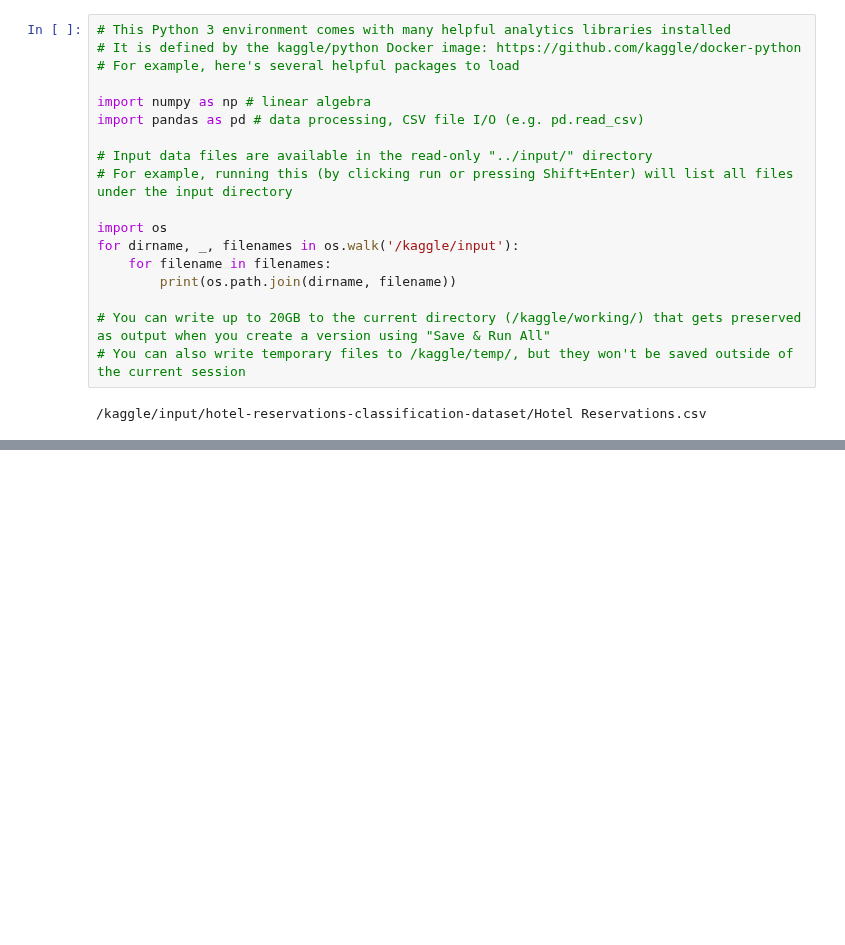
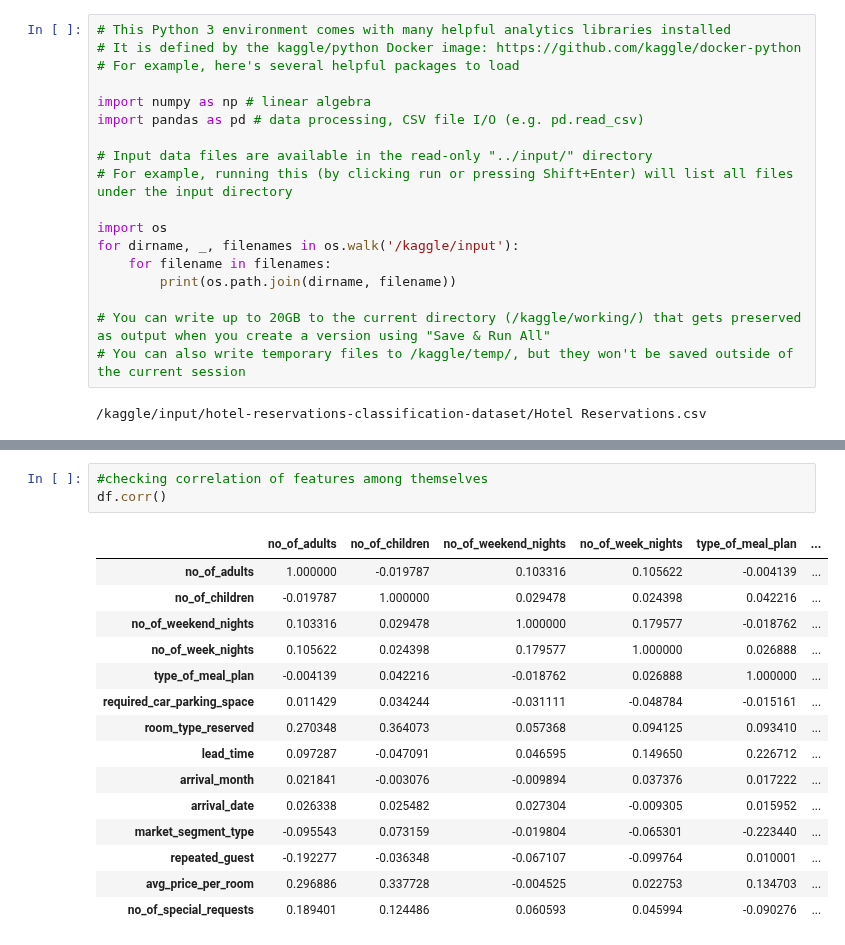
Before and after one commit to Harry262000/Kaggle--Notebooks, a Jupyter notebook: hotel-reservation-dataset.ipynb, the cells around one changed output, grey strips where cells are left out. Cells and saved outputs as stored; diff of their text form; blank space fills up the shorter version.

```diff
--- a/hotel-reservation-dataset.ipynb
+++ b/hotel-reservation-dataset.ipynb
@@ -20,0 +395,19 @@ for dirname, _, filenames in os.walk('/kaggle/input'):
+# %%
+#checking correlation of features among themselves
+df.corr()
+# %% [output]
+|  | no_of_adults | no_of_children | no_of_weekend_nights | no_of_week_nights | type_of_meal_plan | ... |
+| no_of_adults | 1.000000 | -0.019787 | 0.103316 | 0.105622 | -0.004139 | ... |
+| no_of_children | -0.019787 | 1.000000 | 0.029478 | 0.024398 | 0.042216 | ... |
+| no_of_weekend_nights | 0.103316 | 0.029478 | 1.000000 | 0.179577 | -0.018762 | ... |
+| no_of_week_nights | 0.105622 | 0.024398 | 0.179577 | 1.000000 | 0.026888 | ... |
+| type_of_meal_plan | -0.004139 | 0.042216 | -0.018762 | 0.026888 | 1.000000 | ... |
+| required_car_parking_space | 0.011429 | 0.034244 | -0.031111 | -0.048784 | -0.015161 | ... |
+| room_type_reserved | 0.270348 | 0.364073 | 0.057368 | 0.094125 | 0.093410 | ... |
+| lead_time | 0.097287 | -0.047091 | 0.046595 | 0.149650 | 0.226712 | ... |
+| arrival_month | 0.021841 | -0.003076 | -0.009894 | 0.037376 | 0.017222 | ... |
+| arrival_date | 0.026338 | 0.025482 | 0.027304 | -0.009305 | 0.015952 | ... |
+| market_segment_type | -0.095543 | 0.073159 | -0.019804 | -0.065301 | -0.223440 | ... |
+| repeated_guest | -0.192277 | -0.036348 | -0.067107 | -0.099764 | 0.010001 | ... |
+| avg_price_per_room | 0.296886 | 0.337728 | -0.004525 | 0.022753 | 0.134703 | ... |
+| no_of_special_requests | 0.189401 | 0.124486 | 0.060593 | 0.045994 | -0.090276 | ... |
```
Also changed, not shown: parts of 48 cells of this notebook.
